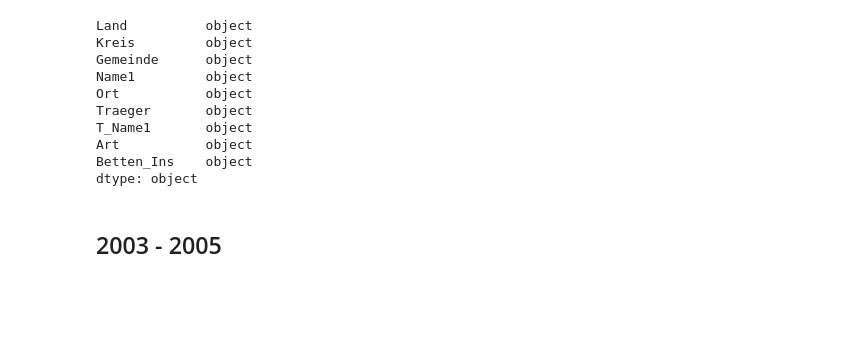
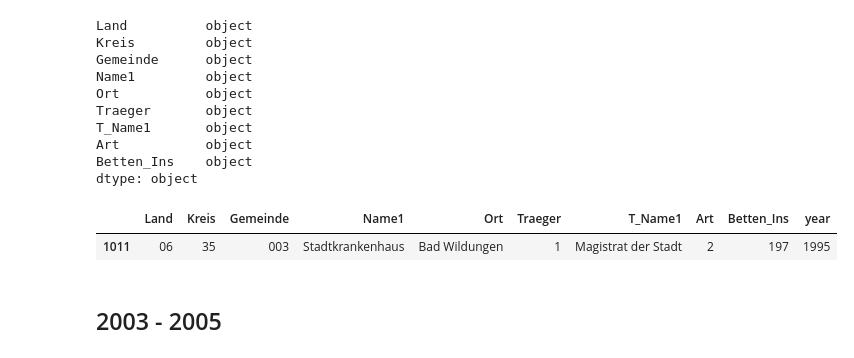
Before and after one commit to christinegotth/ddj-krankenhaus, a Jupyter notebook: get_all_data.ipynb, the cells around one changed output. Saved outputs shown, nothing was run; the diff lists cells and outputs as text; code cells hidden in the pictures; blank space fills up the shorter version.

```diff
--- a/get_all_data.ipynb
+++ b/get_all_data.ipynb
@@ -62,6 +79,13 @@ Betten_Ins    object
 dtype: object
 # %%
 df_1995 = df_1995[['Land', 'Kreis', 'Gemeinde', 'Name1', 'Ort', 'Traeger', 'T_Name1', 'Art', 'Betten_Ins']]
+# %%
+df_1995["year"] = get_numbers_from_filename("KHV_1995.XLS")
+# %%
+df_1995.sample()
+# %% [output]
+|  | Land | Kreis | Gemeinde | Name1 | Ort | Traeger | T_Name1 | Art | Betten_Ins | year |
+| 1011 | 06 | 35 | 003 | Stadtkrankenhaus | Bad Wildungen | 1 | Magistrat der Stadt | 2 | 197 | 1995 |
 # %% [markdown]
 ## 2003 - 2005
 # %%
```
Also changed, not shown: parts of 34 cells of this notebook.
